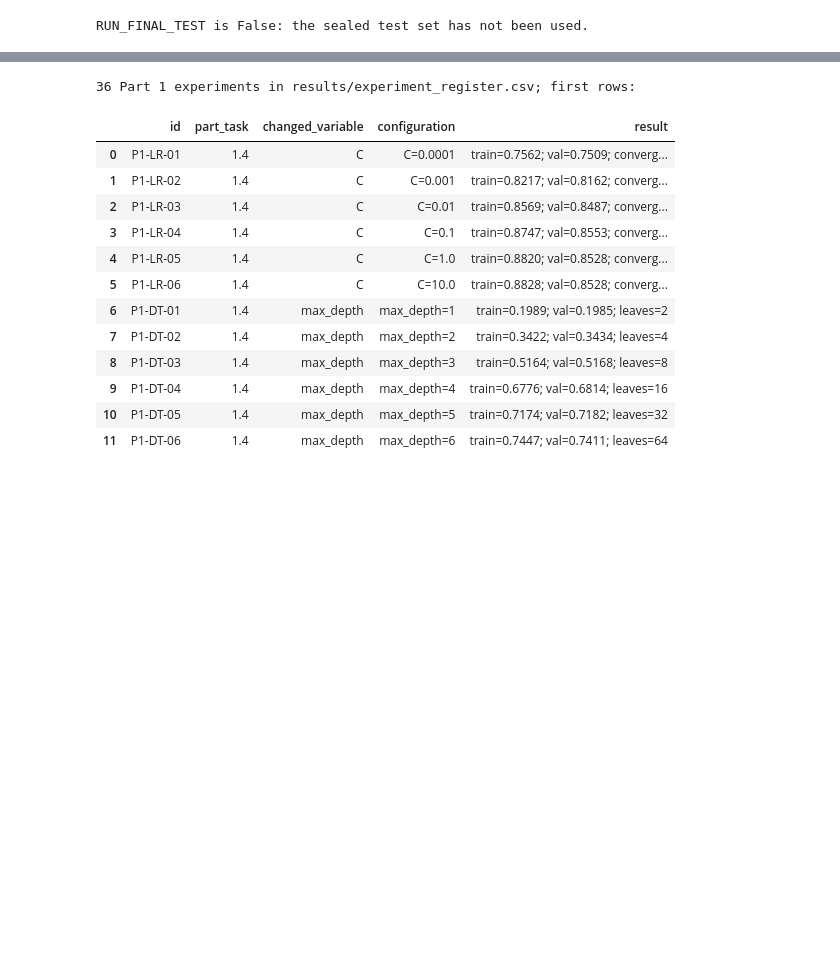
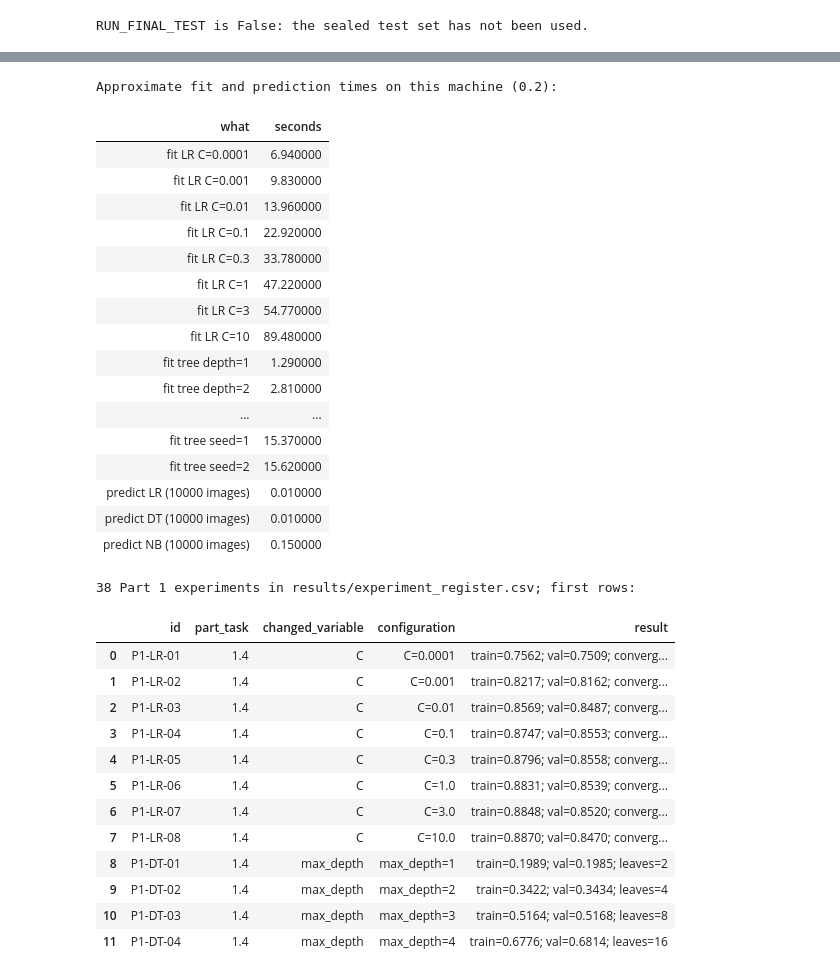
Before and after one commit to gulcinomercik/ecs708-fashion-mnist, a Jupyter notebook: ecs708_fashion_mnist.ipynb, the cells around one changed output, grey strips where cells are left out. Saved outputs shown, nothing was run; the diff lists cells and outputs as text; code cells hidden in the pictures; blank space fills up the shorter version.

```diff
--- a/ecs708_fashion_mnist.ipynb
+++ b/ecs708_fashion_mnist.ipynb
@@ -227,9 +324,9 @@ print("Selected on validation accuracy:"); [print("  ", v) for v in LABEL.values
 # ---------------- Tree variability: refit the selected depth with 3 seeds (R5 spirit) -----------------
 tree_seed_rows = []
 for s in [SEED, 1, 2]:
-    m, sec, _ = ev.timed_fit(DecisionTreeClassifier(criterion="entropy", max_depth=SEL["DT"], random_state=s), Xtr, ytr)
+    m, sec, _ = timed_fit(DecisionTreeClassifier(criterion="entropy", max_depth=SEL["DT"], random_state=s), Xtr, ytr, f'tree seed={s}')
     tree_seed_rows.append({"seed": s, "train_acc": m.score(Xtr, ytr), "val_acc": m.score(Xva, yva), "n_leaves": int(m.get_n_leaves())})
-    ev.log_experiment(id=f"P1-DTSEED-{s}", part_task="1.2/1.4", question="How much does the selected tree depend on the seed (tie-breaking)?",
+    log_experiment(id=f"P1-DTSEED-{s}", part_task="1.2/1.4", question="How much does the selected tree depend on the seed (tie-breaking)?",
         hypothesis="Small effect: ties between equally good splits are rare for continuous-valued pixels.", changed_variable="random_state",
         fixed_conditions=f"entropy, max_depth={SEL['DT']}", split="fit train 50k; validation 10k", seed=str(s), configuration=f"max_depth={SEL['DT']}",
         metric="validation accuracy", result=f"{tree_seed_rows[-1]['val_acc']:.4f}", output_path="results/part1/tree_seeds.csv", notes=f"fit {sec:.0f}s")
@@ -284,19 +381,19 @@ plt.show()
 
 All numbers in this section are on the **validation** set (10,000 images, 1,000 per class), for the three models with the settings selected in 1.4. They are single fits (LR and NB are deterministic; the tree's seed sensitivity is in the table above). The **support** column gives the number of images of each class, so a recall of, say, 0.80 can be read as 800 of 1,000 images; **precision** is TP divided by *all images predicted as that class* (shown too, because it has a different denominator).
 # %%
-PRED_VA = {k: m.predict(Xva) for k, m in SEL_MODELS.items()}
+PRED_VA = {k: timed_predict(m, Xva, k) for k, m in SEL_MODELS.items()}
 n = len(yva)
 rows = []
 for k, p in PRED_VA.items():
-    correct = int((p == yva).sum()); lo, hi = ev.wilson_interval(correct, n)
-    t = ev.per_class_table(yva, p)
+    correct = int((p == yva).sum()); lo, hi = wilson_interval(correct, n)
+    t = per_class_table(yva, p)
     rows.append({"model": LABEL[k], "correct / n": f"{correct} / {n}", "accuracy": correct / n, "95% interval (sampling)": f"[{lo:.4f}, {hi:.4f}]", "macro-F1": t["F1"].mean()})
 overall = pd.DataFrame(rows)
 overall.to_csv(RES_DIR / "overall_validation.csv", index=False)
 print("Overall accuracy on VALIDATION (majority-class baseline = 0.1000, since the 10 classes are balanced)")
 display(overall.style.format({"accuracy": "{:.4f}", "macro-F1": "{:.4f}"}).hide(axis="index"))
 
-tables = {k: ev.per_class_table(yva, p) for k, p in PRED_VA.items()}
+tables = {k: per_class_table(yva, p) for k, p in PRED_VA.items()}
 wide = tables["LR"][["class", "support"]].copy()
 for k in ["LR", "DT", "NB"]:
     wide[f"{k} recall"] = tables[k]["recall"]; wide[f"{k} precision"] = tables[k]["precision"]; wide[f"{k} F1"] = tables[k]["F1"]
@@ -304,7 +401,7 @@ wide.to_csv(RES_DIR / "per_class_validation.csv", index=False)
 print("Class-level view on VALIDATION (support = images per class)")
 display(wide.style.format({c: "{:.3f}" for c in wide.columns if c not in ("class", "support")}).hide(axis="index"))
 for k in ["LR", "DT", "NB"]:
-    ev.log_experiment(id=f"P1-EVAL-{k}", part_task="1.2", question="Overall and per-class performance of the selected model on validation",
+    log_experiment(id=f"P1-EVAL-{k}", part_task="1.2", question="Overall and per-class performance of the selected model on validation",
         hypothesis="Footwear and trousers/bags are easy; upper-body garments (shirt, T-shirt, pullover, coat) are hard.", changed_variable="model family",
         fixed_conditions="same 50k train / same 10k validation images / pixels/255", split="validation 10k", seed=SEED_NOTE, configuration=LABEL[k],
         metric="accuracy; per-class precision/recall/F1 with support", result=f"acc={overall.set_index('model').loc[LABEL[k], 'accuracy']:.4f}",
@@ -375,7 +472,7 @@ plt.show()
 
 for k in ["LR", "DT", "NB"]:
     print(f"Most frequent confusions, {LABEL[k]} (validation):")
-    display(ev.top_confusions(yva, PRED_VA[k], 6).style.format({"share of true class": "{:.3f}"}).hide(axis="index"))
+    display(top_confusions(yva, PRED_VA[k], 6).style.format({"share of true class": "{:.3f}"}).hide(axis="index"))
 # %% [output]
 [figure]
 Most frequent confusions, Logistic regression (C=0.1) (validation):
@@ -450,3 +547,16 @@ Classes from hardest to easiest (validation, mean F1 over the three models)
 | Bag | 0.899 |
 | Ankle boot | 0.907 |
 | Trouser | 0.955 |
+# %%
+# ---------------- Figure 4b: easy and hard classes side by side, random validation images of ONE class each (addresses 1.3) -----------------
+rng2 = np.random.default_rng(SEED + 1)                       # seeded sample, same images shown for every model
+focus = [("Trouser", 1), ("Bag", 8), ("Pullover", 2), ("Shirt", 6)]       # two easy and two hard classes (by the F1 ranking above)
+fig, ax = plt.subplots(4, 5, figsize=(13, 11.5), constrained_layout=True)
+for r, (nm, c) in enumerate(focus):
+    for j, i in enumerate(rng2.choice(np.flatnonzero(yva == c), 5, replace=False)):
+        a = ax[r, j]; a.imshow(Xva[i].reshape(28, 28), cmap="gray"); a.axis("off")
+        ok = lambda k: "ok" if PRED_VA[k][i] == yva[i] else "WRONG"
+        a.set_title(f"true {nm}\nLR: {SHORT[PRED_VA['LR'][i]]} ({ok('LR')})\nDT: {SHORT[PRED_VA['DT'][i]]} ({ok('DT')})", fontsize=8)
+fig.suptitle("Figure 4b (addresses 1.3): five random validation images of two easy (Trouser, Bag) and two hard (Pullover, Shirt) classes", fontsize=12)
+save_fig(fig, "fig4b_easy_vs_hard_classes", "1.3", "Five seeded random validation images for each of two easy and two hard classes, with LR and tree predictions.")
+plt.show()
@@ -682,21 +865,41 @@ RUN_FINAL_TEST is False: the sealed test set has not been used.
 # %%
 # ---------------- bookkeeping: figure index and the Part 1 slice of the experiment register -----------------
 pd.DataFrame(FIG_INDEX).to_csv(FIG_DIR / "part1_figure_index.csv", index=False)
-reg = pd.read_csv(ev.REGISTER_PATH, dtype=str).fillna("")
+reg = pd.read_csv(REGISTER_PATH, dtype=str).fillna("")
+tt = pd.DataFrame(TIMES); tt.to_csv(RES_DIR / "runtimes_part1.csv", index=False)
+print("Approximate fit and prediction times on this machine (0.2):"); display(tt.round(2).style.hide(axis="index"))
 print(f"{reg['id'].str.startswith('P1-').sum()} Part 1 experiments in results/experiment_register.csv; first rows:")
 display(reg[reg["id"].str.startswith("P1-")][["id", "part_task", "changed_variable", "configuration", "result"]].head(12))
 # %% [output]
-36 Part 1 experiments in results/experiment_register.csv; first rows:
+Approximate fit and prediction times on this machine (0.2):
-|  | id | part_task | changed_variable | configuration | result |
-| 0 | P1-LR-01 | 1.4 | C | C=0.0001 | train=0.7562; val=0.7509; converg... |
-| 1 | P1-LR-02 | 1.4 | C | C=0.001 | train=0.8217; val=0.8162; converg... |
-| 2 | P1-LR-03 | 1.4 | C | C=0.01 | train=0.8569; val=0.8487; converg... |
-| 3 | P1-LR-04 | 1.4 | C | C=0.1 | train=0.8747; val=0.8553; converg... |
-| 4 | P1-LR-05 | 1.4 | C | C=1.0 | train=0.8820; val=0.8528; converg... |
-| 5 | P1-LR-06 | 1.4 | C | C=10.0 | train=0.8828; val=0.8528; converg... |
-| 6 | P1-DT-01 | 1.4 | max_depth | max_depth=1 | train=0.1989; val=0.1985; leaves=2 |
-| 7 | P1-DT-02 | 1.4 | max_depth | max_depth=2 | train=0.3422; val=0.3434; leaves=4 |
-| 8 | P1-DT-03 | 1.4 | max_depth | max_depth=3 | train=0.5164; val=0.5168; leaves=8 |
-| 9 | P1-DT-04 | 1.4 | max_depth | max_depth=4 | train=0.6776; val=0.6814; leaves=16 |
-| 10 | P1-DT-05 | 1.4 | max_depth | max_depth=5 | train=0.7174; val=0.7182; leaves=32 |
-| 11 | P1-DT-06 | 1.4 | max_depth | max_depth=6 | train=0.7447; val=0.7411; leaves=64 |
+| what | seconds |
+| fit LR C=0.0001 | 6.940000 |
+| fit LR C=0.001 | 9.830000 |
+| fit LR C=0.01 | 13.960000 |
+| fit LR C=0.1 | 22.920000 |
+| fit LR C=0.3 | 33.780000 |
+| fit LR C=1 | 47.220000 |
+| fit LR C=3 | 54.770000 |
+| fit LR C=10 | 89.480000 |
+| fit tree depth=1 | 1.290000 |
+| fit tree depth=2 | 2.810000 |
+| ... | ... |
+| fit tree seed=1 | 15.370000 |
+| fit tree seed=2 | 15.620000 |
+| predict LR (10000 images) | 0.010000 |
+| predict DT (10000 images) | 0.010000 |
+| predict NB (10000 images) | 0.150000 |
+38 Part 1 experiments in results/experiment_register.csv; first rows:
+|  | id | part_task | changed_variable | configuration | result |
+| 0 | P1-LR-01 | 1.4 | C | C=0.0001 | train=0.7562; val=0.7509; converg... |
+| 1 | P1-LR-02 | 1.4 | C | C=0.001 | train=0.8217; val=0.8162; converg... |
+| 2 | P1-LR-03 | 1.4 | C | C=0.01 | train=0.8569; val=0.8487; converg... |
+| 3 | P1-LR-04 | 1.4 | C | C=0.1 | train=0.8747; val=0.8553; converg... |
+| 4 | P1-LR-05 | 1.4 | C | C=0.3 | train=0.8796; val=0.8558; converg... |
+| 5 | P1-LR-06 | 1.4 | C | C=1.0 | train=0.8831; val=0.8539; converg... |
+| 6 | P1-LR-07 | 1.4 | C | C=3.0 | train=0.8848; val=0.8520; converg... |
+| 7 | P1-LR-08 | 1.4 | C | C=10.0 | train=0.8870; val=0.8470; converg... |
+| 8 | P1-DT-01 | 1.4 | max_depth | max_depth=1 | train=0.1989; val=0.1985; leaves=2 |
+| 9 | P1-DT-02 | 1.4 | max_depth | max_depth=2 | train=0.3422; val=0.3434; leaves=4 |
+| 10 | P1-DT-03 | 1.4 | max_depth | max_depth=3 | train=0.5164; val=0.5168; leaves=8 |
+| 11 | P1-DT-04 | 1.4 | max_depth | max_depth=4 | train=0.6776; val=0.6814; leaves=16 |
```
Also changed, not shown: parts of 22 cells of this notebook, 17 other files.
